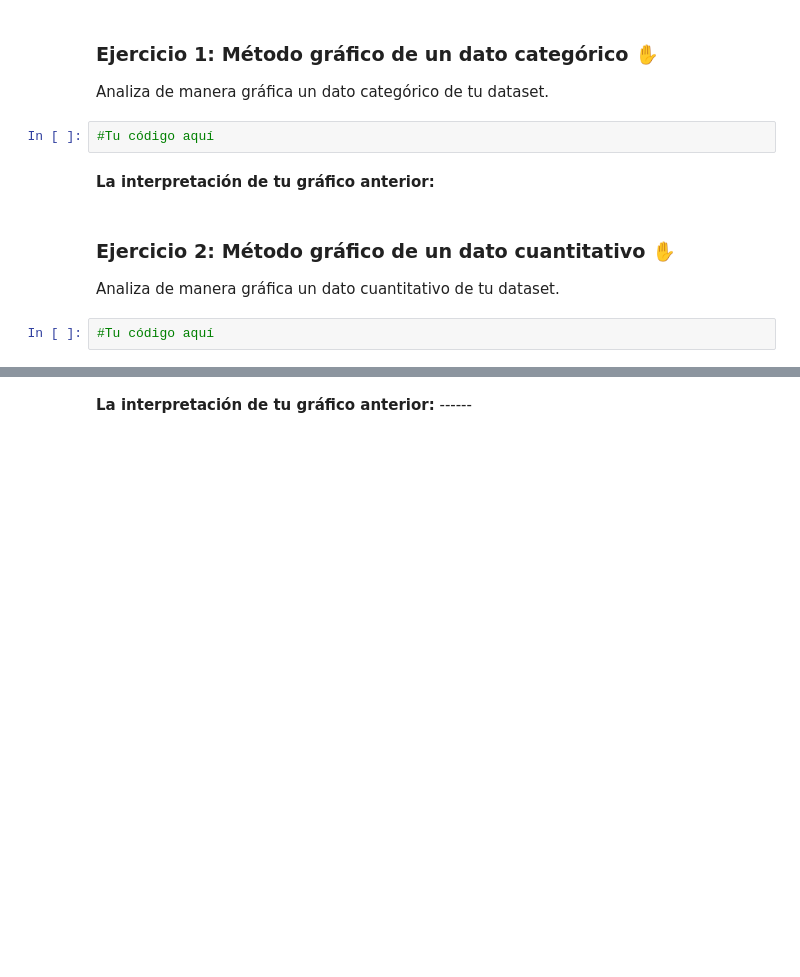
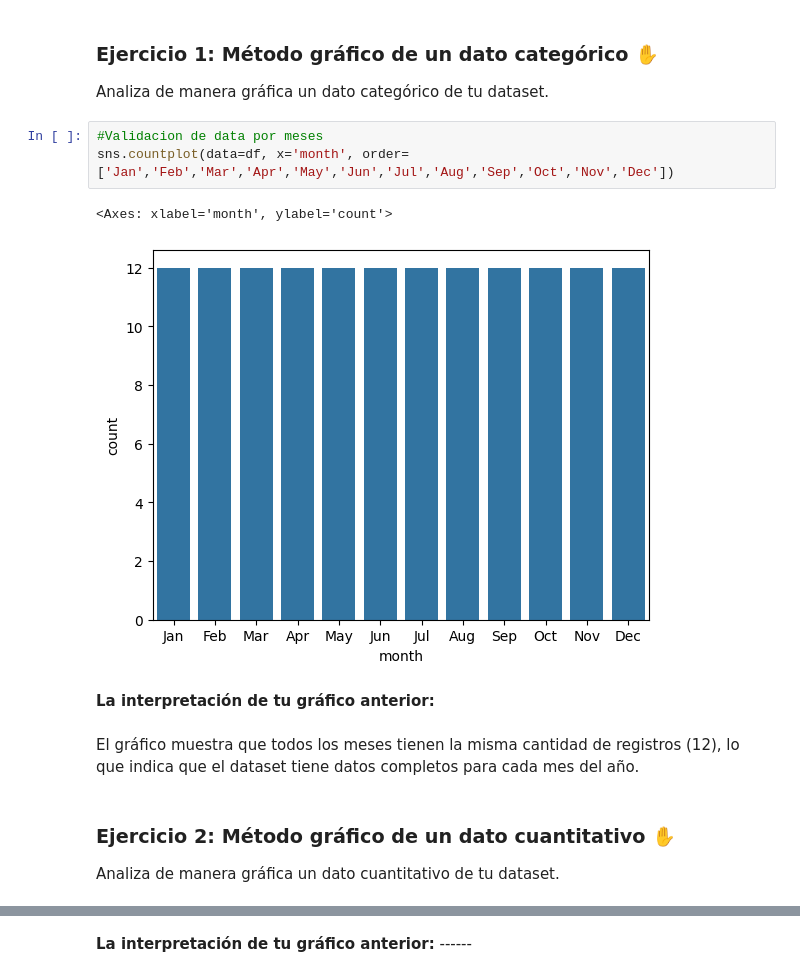
Before and after one commit to DArsem2306/Programa-Python-Utec, a Jupyter notebook: Tareas/modulo03/Sesion_6_Tarea.ipynb, the cells around one changed output, grey strips where cells are left out. Drawn from its saved outputs; the diff is of its cells as text; blank space fills up the shorter version.

```diff
--- a/Tareas/modulo03/Sesion_6_Tarea.ipynb
+++ b/Tareas/modulo03/Sesion_6_Tarea.ipynb
@@ -68,13 +68,17 @@ memory usage: 2.9 KB
 ### **Ejercicio 1:** Método gráfico de un dato categórico ✋
 
 Analiza de manera gráfica un dato categórico de tu dataset.
-# %%
-#Tu código aquí
+# %%
+#Validacion de data por meses
+sns.countplot(data=df, x='month', order=['Jan','Feb','Mar','Apr','May','Jun','Jul','Aug','Sep','Oct','Nov','Dec'])
+# %% [output]
+<Axes: xlabel='month', ylabel='count'>
+[figure, added]
 # %% [markdown]
 **La interpretación de tu gráfico anterior:**
+# %% [markdown]
+El gráfico muestra que todos los meses tienen la misma cantidad de registros (12), lo que indica que el dataset tiene datos completos para cada mes del año.
 # %% [markdown]
 ### **Ejercicio 2:** Método gráfico de un dato cuantitativo ✋
 
 Analiza de manera gráfica un dato cuantitativo de tu dataset.
-# %%
-#Tu código aquí
```
Also changed, not shown: parts of 5 cells of this notebook.
